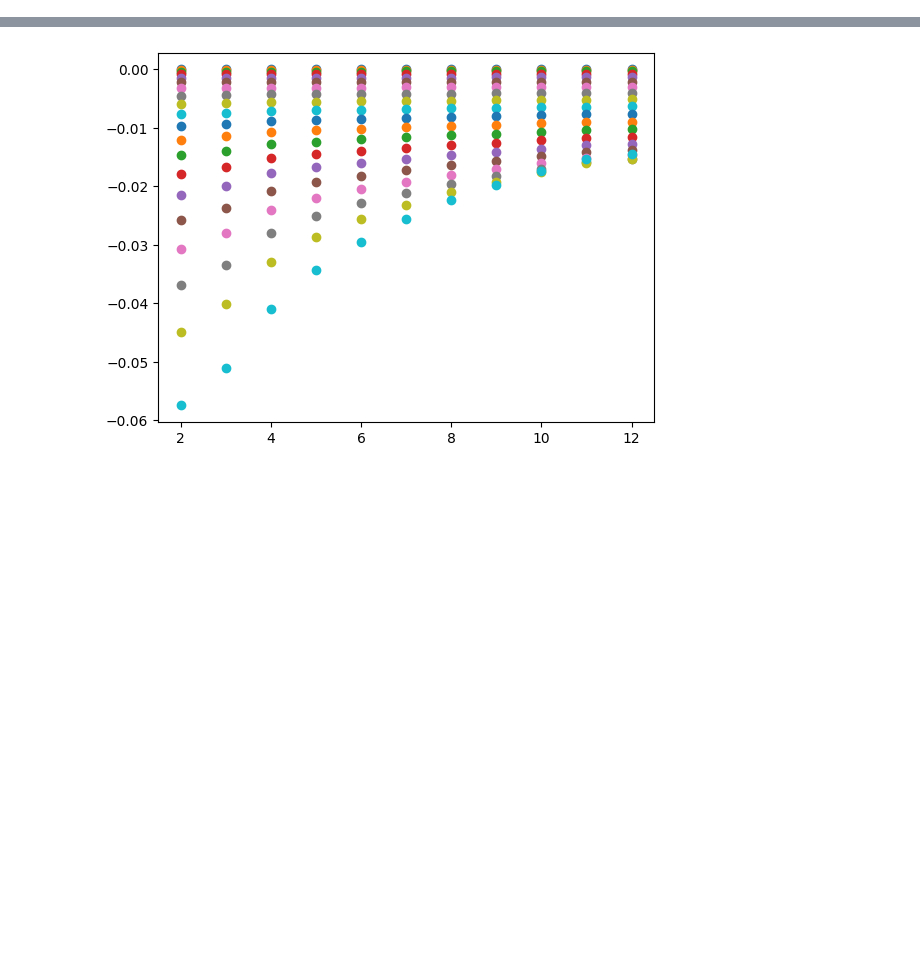
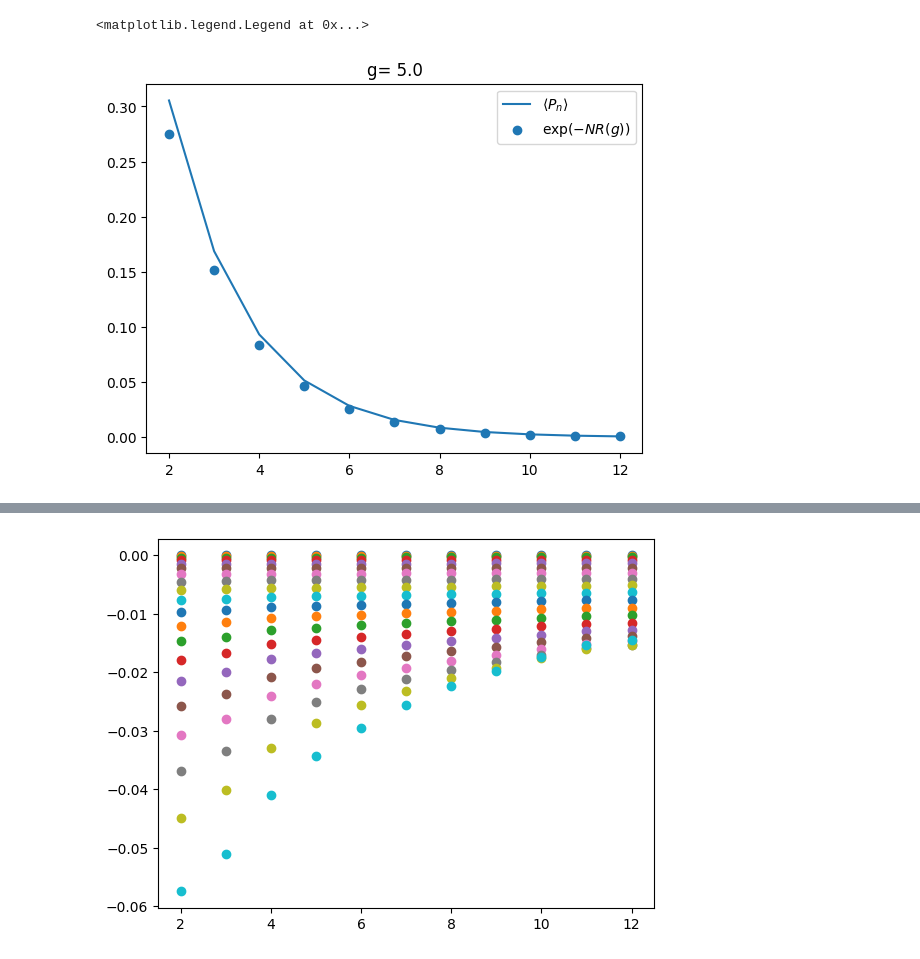
Before and after one commit to KristianMunnikhuis/subsystem_loschmidt_echo, a Jupyter notebook: scripts/0_correlation_length_withN/correlation_with_N.ipynb, the cells around one changed output, grey strips where cells are left out. Drawn from its saved outputs; the diff is of its cells as text; code cells hidden in the pictures; blank space fills up the shorter version.

```diff
--- a/scripts/0_correlation_length_withN/correlation_with_N.ipynb
+++ b/scripts/0_correlation_length_withN/correlation_with_N.ipynb
@@ -40,0 +68,12 @@ plt.legend()
+# %%
+j = -1
+g0 = g_linspace[j]
+d = data[j]
+
+plot(ns,exp(-ns*(log(2)-1/2/g0)),label=r"$\langle P_n \rangle$")
+scatter(ns,d,label=r"$\exp(-N R(g) ) $")
+title(f"g= {g0}")
+legend()
+# %% [output]
+<matplotlib.legend.Legend at 0x...>
+[figure, added]
```
Also changed, not shown: parts of 8 cells of this notebook, 25 other files.
